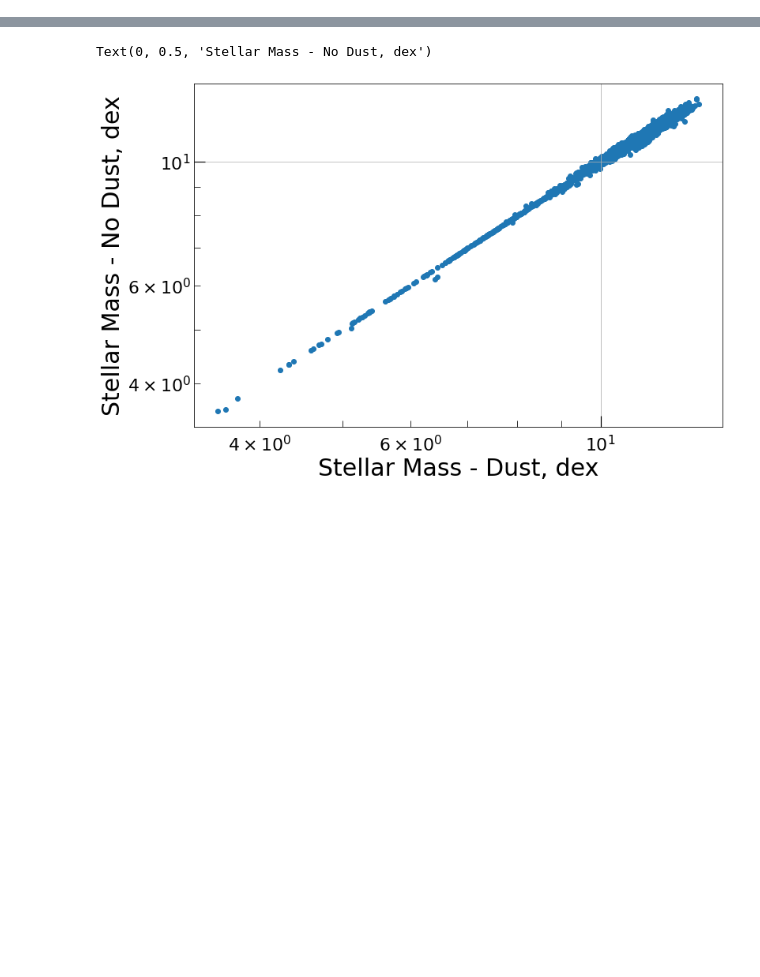
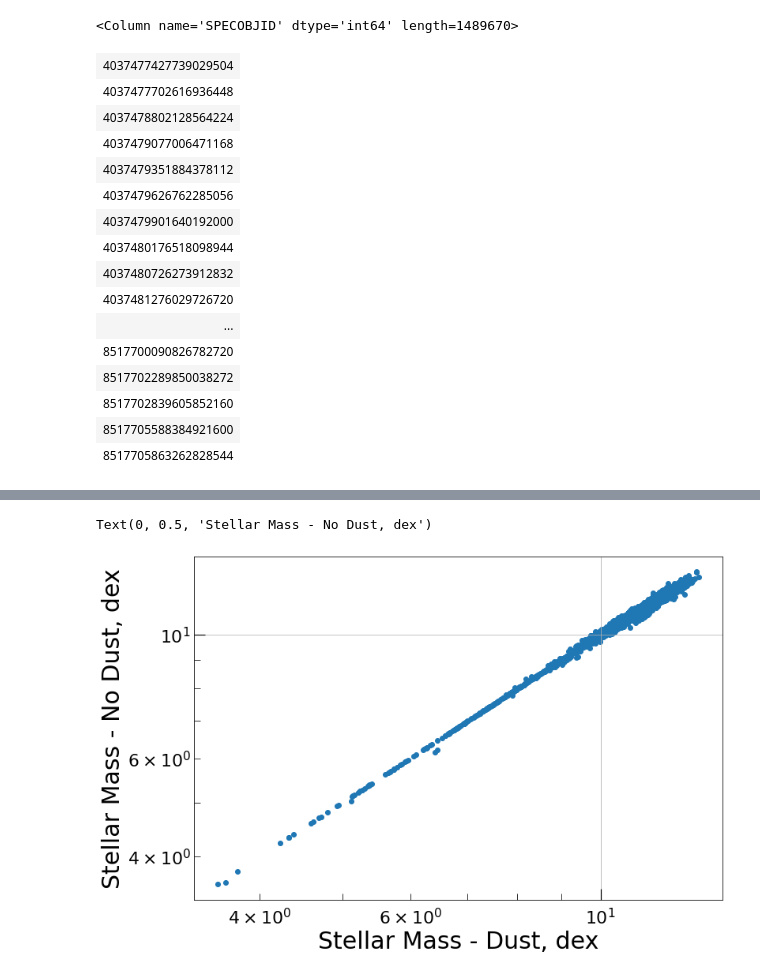
Before and after one commit to idrkhowto/Stellar-Mass-Estimates-SDSS_DR12, a Jupyter notebook: SDSS12_Stellar_Mass_Estimates.ipynb, the cells around one changed output, grey strips where cells are left out. Saved outputs shown, nothing was run; the diff lists cells and outputs as text; code cells hidden in the pictures; blank space fills up the shorter version.

```diff
--- a/SDSS12_Stellar_Mass_Estimates.ipynb
+++ b/SDSS12_Stellar_Mass_Estimates.ipynb
@@ -70,0 +83,30 @@ TypeError: ignored
+# %%
+#Load complete stellar mass estimate data from DR12
+
+with fits.open('/content/granada_fsps_krou_wideform_dust-DR12.fits') as hdu:
+
+    StellarMassDust_data = Table(hdu[1].data)
+
+with fits.open('/content/granada_fsps_krou_wideform_nodust-DR12.fits') as hdu:
+    StellarMassNoDust_data = Table(hdu[1].data)
+
+StellarMassDust_data.field('SPECOBJID')
+#StellarMassNoDust_data.field('SPECOBJID')
+# %% [output]
+<Column name='SPECOBJID' dtype='int64' length=1489670>
+| 4037477427739029504 |
+| 4037477702616936448 |
+| 4037478802128564224 |
+| 4037479077006471168 |
+| 4037479351884378112 |
+| 4037479626762285056 |
+| 4037479901640192000 |
+| 4037480176518098944 |
+| 4037480726273912832 |
+| 4037481276029726720 |
+| ... |
+| 8517700090826782720 |
+| 8517702289850038272 |
+| 8517702839605852160 |
+| 8517705588384921600 |
+| 8517705863262828544 |
```
Also changed, not shown: parts of 6 cells of this notebook.
